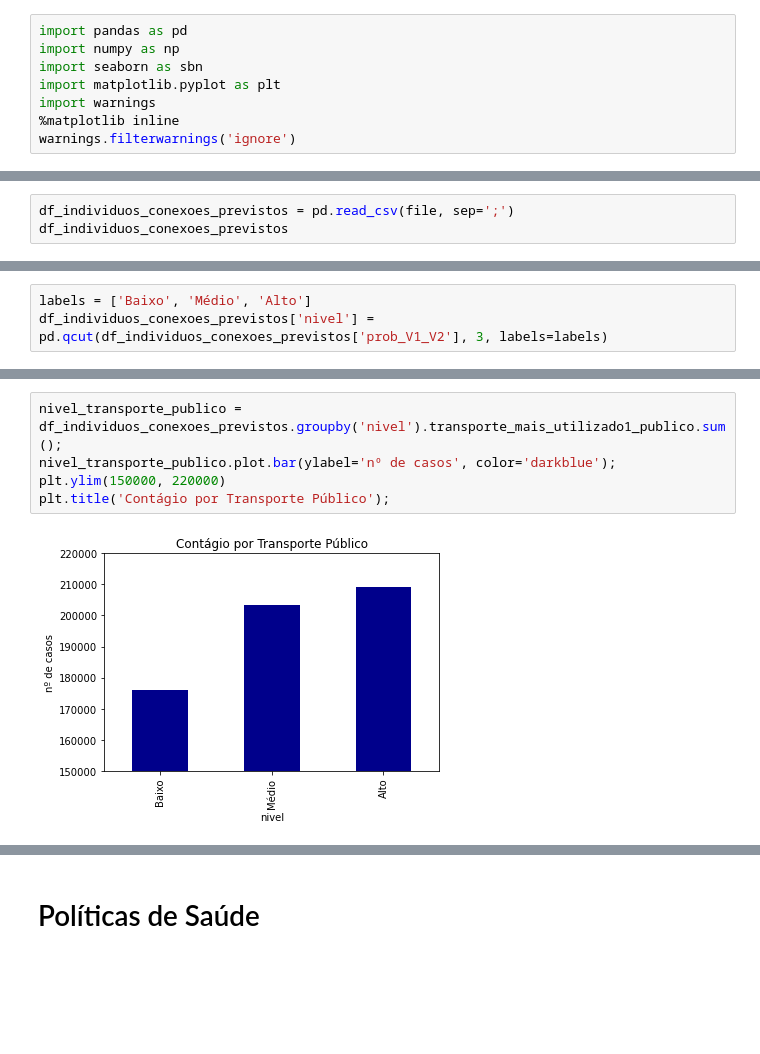
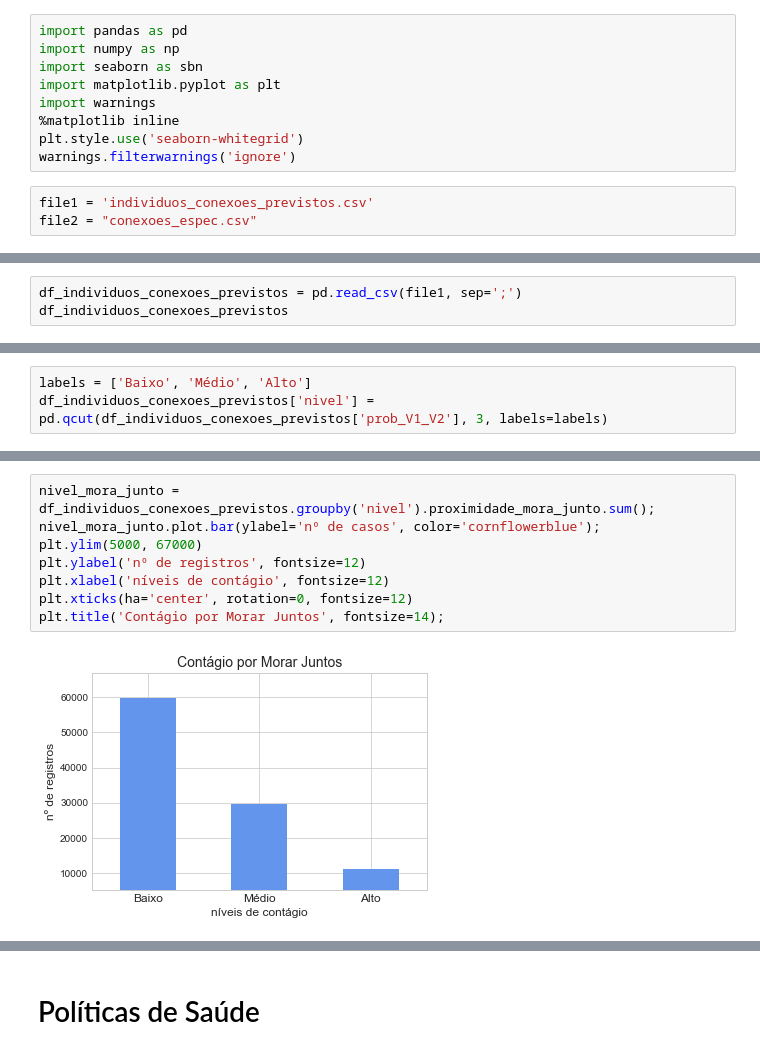
Before and after one commit to cassianojp/desafio_neoway, a Jupyter notebook: desafio_neoway_conclusao.ipynb, the cells around one changed output, grey strips where cells are left out. Drawn from its saved outputs; the diff is of its cells as text; blank space fills up the shorter version.

```diff
--- a/desafio_neoway_conclusao.ipynb
+++ b/desafio_neoway_conclusao.ipynb
@@ -12,6 +12,10 @@ import seaborn as sbn
 import matplotlib.pyplot as plt
 import warnings
 %matplotlib inline
+plt.style.use('seaborn-whitegrid')
 warnings.filterwarnings('ignore')
+# %%
+file1 = 'individuos_conexoes_previstos.csv'
+file2 = "conexoes_espec.csv"
 # %% [markdown]
 ## Carregando as Tabela Conexões Indivíduos com as Predições
@@ -20,5 +22,5 @@ file = 'individuos_conexoes_previstos.csv'
 # %%
-df_individuos_conexoes_previstos = pd.read_csv(file, sep=';')
+df_individuos_conexoes_previstos = pd.read_csv(file1, sep=';')
 df_individuos_conexoes_previstos
 # %% [output]
 |  | idade1 | estuda1 | trabalha1 | pratica_esportes1 | idade2 | estuda2 | trabalha2 | pratica_esportes2 | ... |
@@ -76,8 +123,11 @@ plt.title('Contágio por Transporte Taxi');
 # %%
-nivel_transporte_publico = df_individuos_conexoes_previstos.groupby('nivel').transporte_mais_utilizado1_publico.sum();
-nivel_transporte_publico.plot.bar(ylabel='nº de casos', color='darkblue');
-plt.ylim(150000, 220000)
-plt.title('Contágio por Transporte Público');
+nivel_mora_junto = df_individuos_conexoes_previstos.groupby('nivel').proximidade_mora_junto.sum();
+nivel_mora_junto.plot.bar(ylabel='nº de casos', color='cornflowerblue');
+plt.ylim(5000, 67000)
+plt.ylabel('nº de registros', fontsize=12)
+plt.xlabel('níveis de contágio', fontsize=12)
+plt.xticks(ha='center', rotation=0, fontsize=12)
+plt.title('Contágio por Morar Juntos', fontsize=14);
 # %% [output]
-[figure, old version]
+[figure, new version]
 # %%
```
Also changed, not shown: parts of 20 cells of this notebook, 2 other files.
